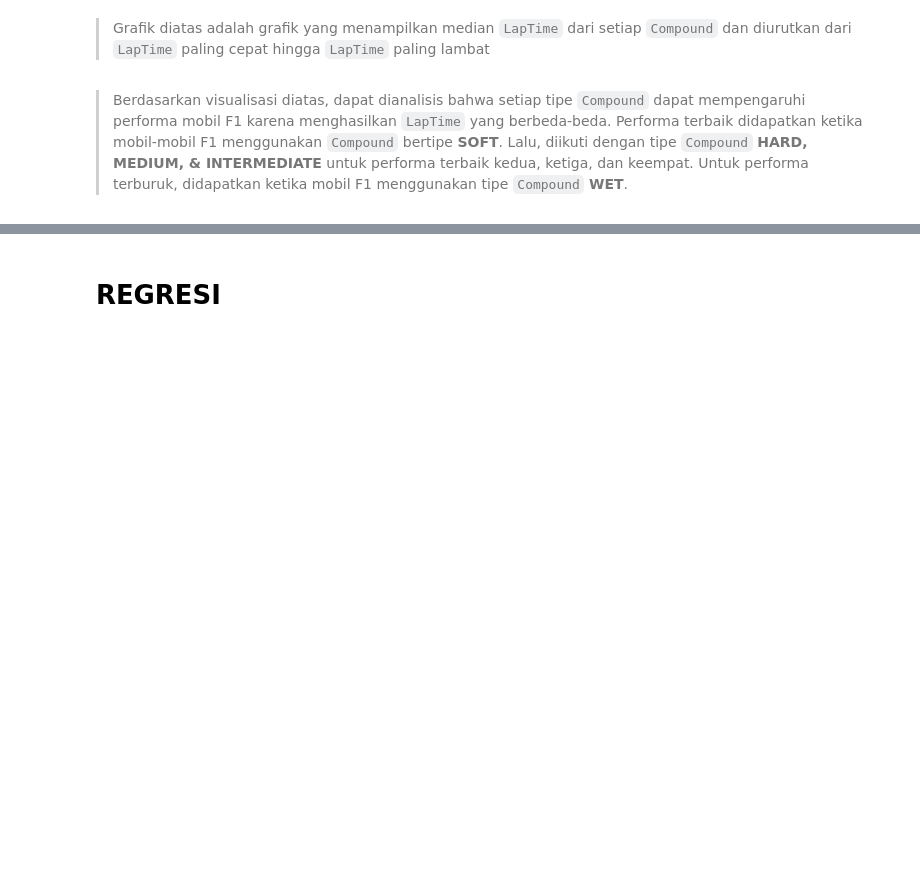
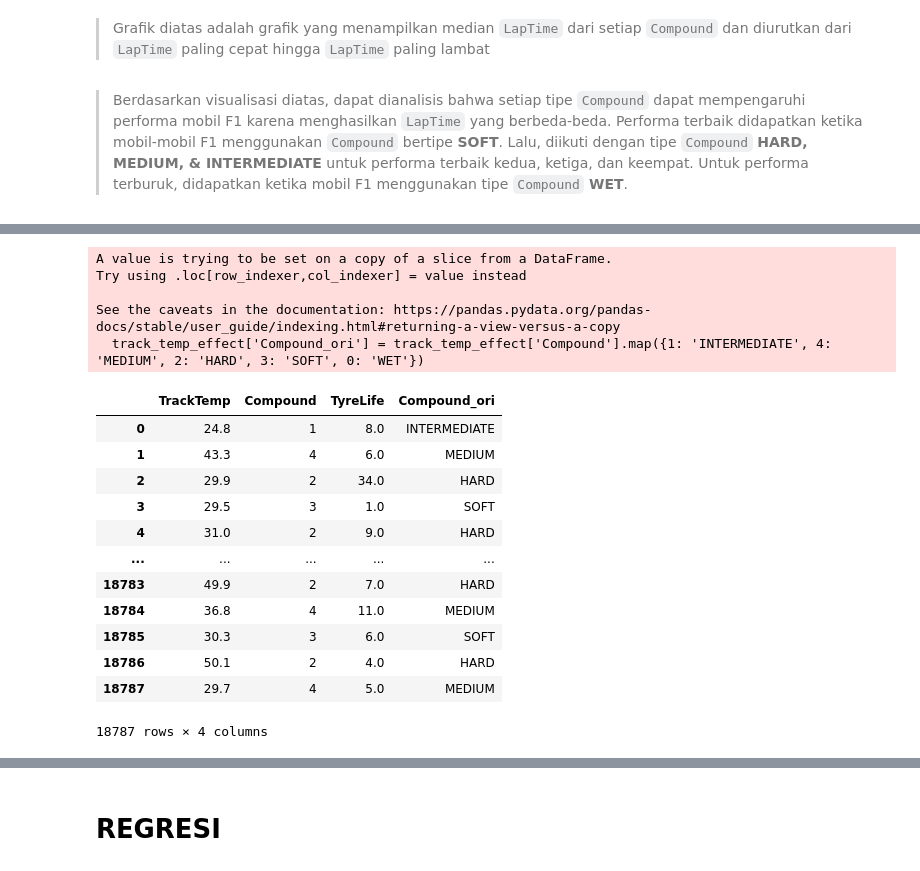
Before and after one commit to F1-biasa-aja/F1-kasdd, a Jupyter notebook: Code_RizkyPrawiraNegoro.ipynb, the cells around one changed output, grey strips where cells are left out. Saved outputs shown, nothing was run; the diff lists cells and outputs as text; code cells hidden in the pictures; blank space fills up the shorter version.

```diff
--- a/Code_RizkyPrawiraNegoro.ipynb
+++ b/Code_RizkyPrawiraNegoro.ipynb
@@ -451,0 +483,22 @@ plt.show()
+# %%
+track_temp_effect['Compound_ori'] = track_temp_effect['Compound'].map({1: 'INTERMEDIATE', 4: 'MEDIUM', 2: 'HARD', 3: 'SOFT', 0: 'WET'})
+track_temp_effect
+# %% [output]
+A value is trying to be set on a copy of a slice from a DataFrame.
+Try using .loc[row_indexer,col_indexer] = value instead
+
+See the caveats in the documentation: https://pandas.pydata.org/pandas-docs/stable/user_guide/indexing.html#returning-a-view-versus-a-copy
+  track_temp_effect['Compound_ori'] = track_temp_effect['Compound'].map({1: 'INTERMEDIATE', 4: 'MEDIUM', 2: 'HARD', 3: 'SOFT', 0: 'WET'})
+|  | TrackTemp | Compound | TyreLife | Compound_ori |
+| 0 | 24.8 | 1 | 8.0 | INTERMEDIATE |
+| 1 | 43.3 | 4 | 6.0 | MEDIUM |
+| 2 | 29.9 | 2 | 34.0 | HARD |
+| 3 | 29.5 | 3 | 1.0 | SOFT |
+| 4 | 31.0 | 2 | 9.0 | HARD |
+| ... | ... | ... | ... | ... |
+| 18783 | 49.9 | 2 | 7.0 | HARD |
+| 18784 | 36.8 | 4 | 11.0 | MEDIUM |
+| 18785 | 30.3 | 3 | 6.0 | SOFT |
+| 18786 | 50.1 | 2 | 4.0 | HARD |
+| 18787 | 29.7 | 4 | 5.0 | MEDIUM |
+18787 rows × 4 columns
```
Also changed, not shown: parts of 13 cells of this notebook, 7 other files.
